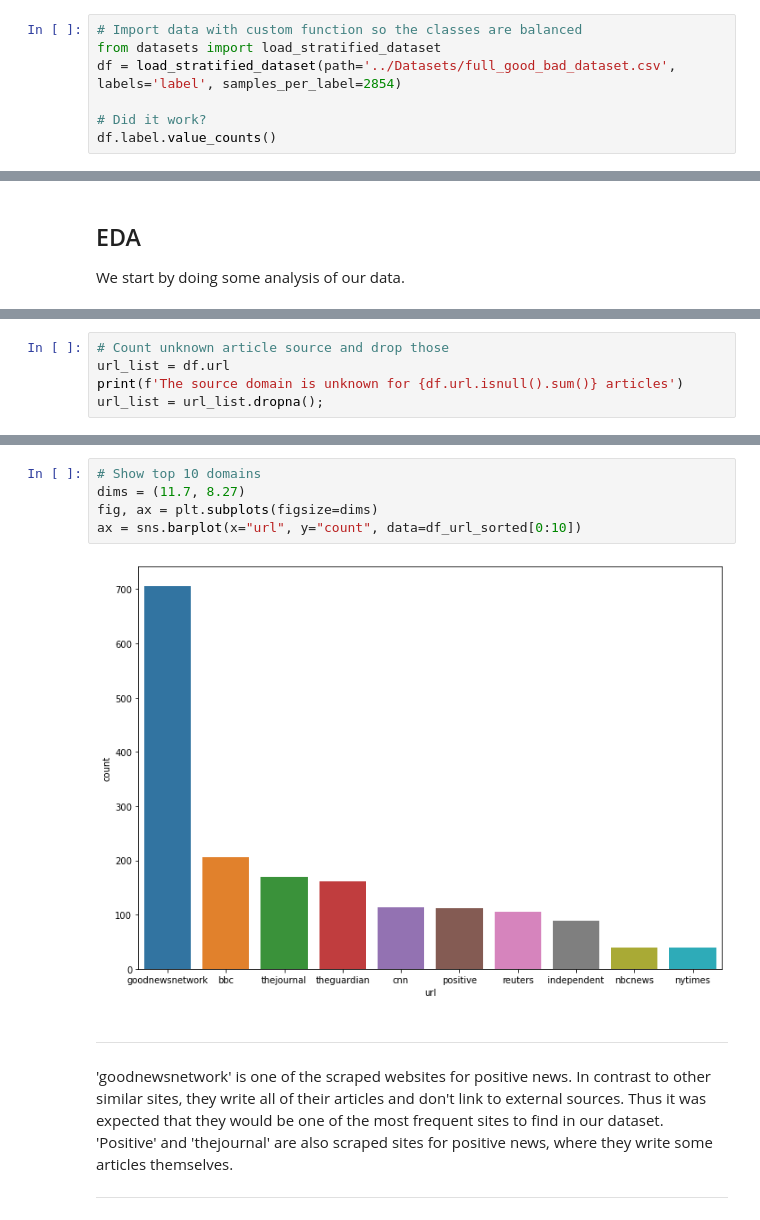
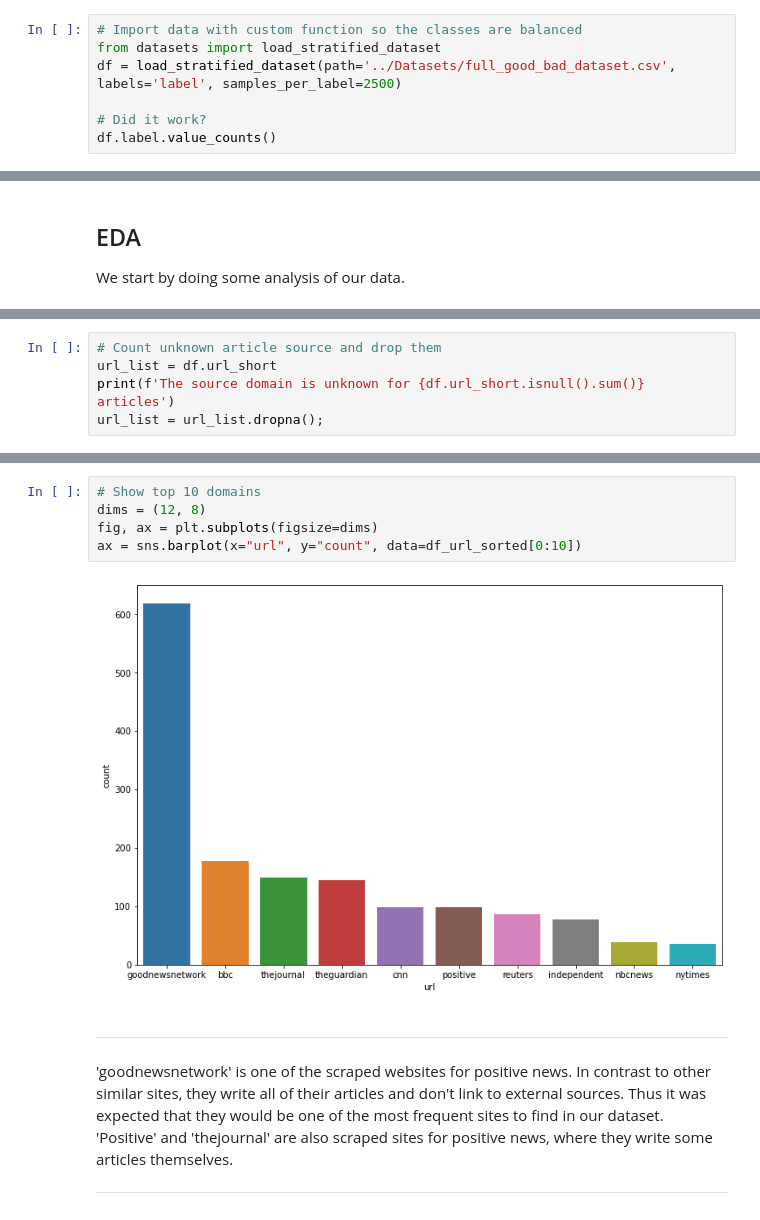
Before and after one commit to svenrr/good_news_everyone, a Jupyter notebook: Sentiment_Analysis/Standard_models.ipynb, the cells around one changed output, grey strips where cells are left out. Cells and saved outputs as stored; diff of their text form.

```diff
--- a/Sentiment_Analysis/Standard_models.ipynb
+++ b/Sentiment_Analysis/Standard_models.ipynb
@@ -17,7 +18,7 @@ sys.path.append('../Functions')
 # %%
 # Import data with custom function so the classes are balanced
 from datasets import load_stratified_dataset
-df = load_stratified_dataset(path='../Datasets/full_good_bad_dataset.csv', labels='label', samples_per_label=2854)
+df = load_stratified_dataset(path='../Datasets/full_good_bad_dataset.csv', labels='label', samples_per_label=2500)
 
 # Did it work?
 df.label.value_counts()
@@ -55,6 +70,6 @@ Let's first look at the different domains we have in this dataset.
 # %%
-# Count unknown article source and drop those
-url_list = df.url
-print(f'The source domain is unknown for {df.url.isnull().sum()} articles')
+# Count unknown article source and drop them
+url_list = df.url_short
+print(f'The source domain is unknown for {df.url_short.isnull().sum()} articles')
 url_list = url_list.dropna();
 # %% [output]
@@ -89,10 +104,10 @@ There are at least 684 unique domains in this dataset
 # %%
 # Show top 10 domains
-dims = (11.7, 8.27)
+dims = (12, 8)
 fig, ax = plt.subplots(figsize=dims)
 ax = sns.barplot(x="url", y="count", data=df_url_sorted[0:10])
 # %% [output]
-[figure, old version]
+[figure, new version]
 # %% [markdown]
 ***
 'goodnewsnetwork' is one of the scraped websites for positive news. In contrast to other similar sites, they write all of their articles and don't link to external sources.
```
Also changed, not shown: parts of 71 cells of this notebook, 2 other files.
